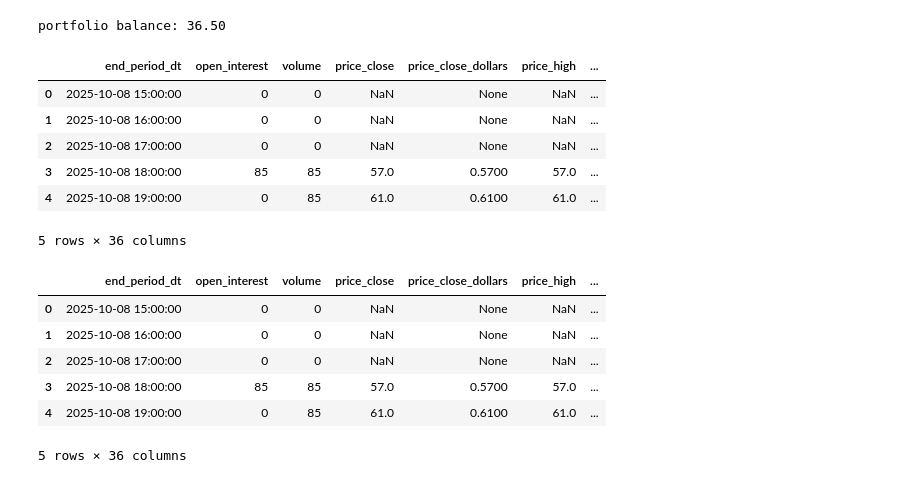
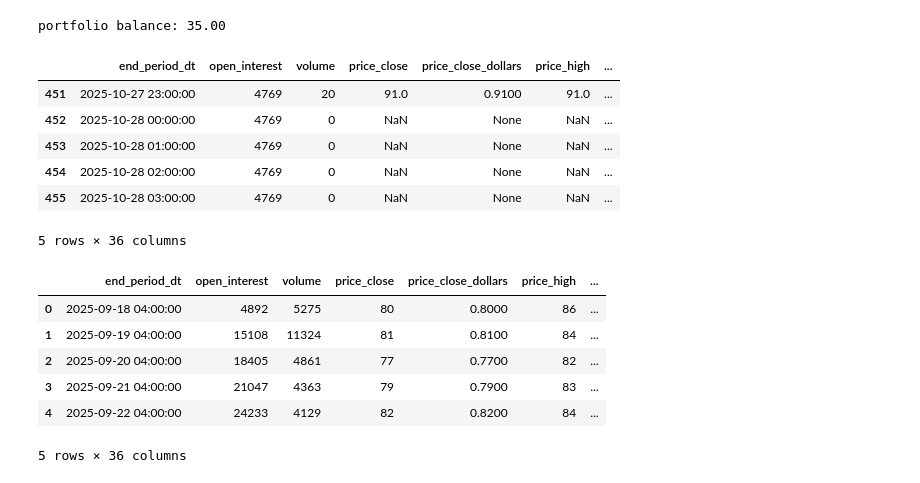
Before and after one commit to DamonMarcou/LehighKalshiQuant, a Jupyter notebook: example.ipynb, the cells around one changed output. Cells and saved outputs as stored; diff of their text form; code cells hidden in the pictures.

```diff
--- a/example.ipynb
+++ b/example.ipynb
@@ -8,27 +8,27 @@ ae = authentication_endpoints('6336f863-f0fe-4935-86b9-0748ded38928',r'C:\Users\
 data= ae.candle_sticks_in_pandas('KXCBDECISIONCANADA', 'KXCBDECISIONCANADA-25OCT-C25',60)
 #this one gets the your portfolio balance
 print('portfolio balance: '+ ae.get_portfolio_balance())
-data.head()
+data.tail()
 # %% [output]
-portfolio balance: 36.50
+portfolio balance: 35.00
 |  | end_period_dt | open_interest | volume | price_close | price_close_dollars | price_high | ... |
-| 0 | 2025-10-08 15:00:00 | 0 | 0 | NaN | None | NaN | ... |
-| 1 | 2025-10-08 16:00:00 | 0 | 0 | NaN | None | NaN | ... |
-| 2 | 2025-10-08 17:00:00 | 0 | 0 | NaN | None | NaN | ... |
-| 3 | 2025-10-08 18:00:00 | 85 | 85 | 57.0 | 0.5700 | 57.0 | ... |
-| 4 | 2025-10-08 19:00:00 | 0 | 85 | 61.0 | 0.6100 | 61.0 | ... |
+| 451 | 2025-10-27 23:00:00 | 4769 | 20 | 91.0 | 0.9100 | 91.0 | ... |
+| 452 | 2025-10-28 00:00:00 | 4769 | 0 | NaN | None | NaN | ... |
+| 453 | 2025-10-28 01:00:00 | 4769 | 0 | NaN | None | NaN | ... |
+| 454 | 2025-10-28 02:00:00 | 4769 | 0 | NaN | None | NaN | ... |
+| 455 | 2025-10-28 03:00:00 | 4769 | 0 | NaN | None | NaN | ... |
 5 rows × 36 columns
 # %%
 #much simpler way to access the non authentication data points
 from no_authentication_endpoints import no_authentication_endpoints
 nae = no_authentication_endpoints()
-df = nae.candle_sticks_in_pandas('KXCBDECISIONCANADA', 'KXCBDECISIONCANADA-25OCT-C25',60)
+df = nae.candle_sticks_in_pandas('KXDEMSWEEP', 'KXDEMSWEEP-25NOV04',1440)
 df.head()
 # %% [output]
 |  | end_period_dt | open_interest | volume | price_close | price_close_dollars | price_high | ... |
-| 0 | 2025-10-08 15:00:00 | 0 | 0 | NaN | None | NaN | ... |
-| 1 | 2025-10-08 16:00:00 | 0 | 0 | NaN | None | NaN | ... |
-| 2 | 2025-10-08 17:00:00 | 0 | 0 | NaN | None | NaN | ... |
-| 3 | 2025-10-08 18:00:00 | 85 | 85 | 57.0 | 0.5700 | 57.0 | ... |
-| 4 | 2025-10-08 19:00:00 | 0 | 85 | 61.0 | 0.6100 | 61.0 | ... |
+| 0 | 2025-09-18 04:00:00 | 4892 | 5275 | 80 | 0.8000 | 86 | ... |
+| 1 | 2025-09-19 04:00:00 | 15108 | 11324 | 81 | 0.8100 | 84 | ... |
+| 2 | 2025-09-20 04:00:00 | 18405 | 4861 | 77 | 0.7700 | 82 | ... |
+| 3 | 2025-09-21 04:00:00 | 21047 | 4363 | 79 | 0.7900 | 83 | ... |
+| 4 | 2025-09-22 04:00:00 | 24233 | 4129 | 82 | 0.8200 | 84 | ... |
 5 rows × 36 columns
```
Also changed, not shown: parts of 2 cells of this notebook, 3 other files.
